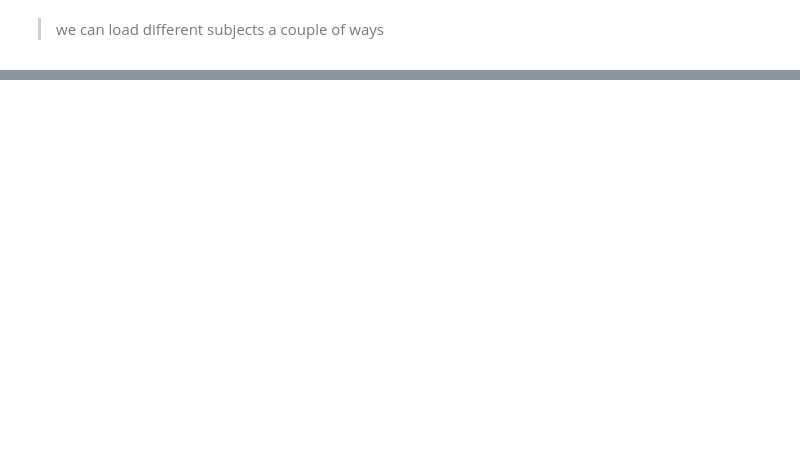
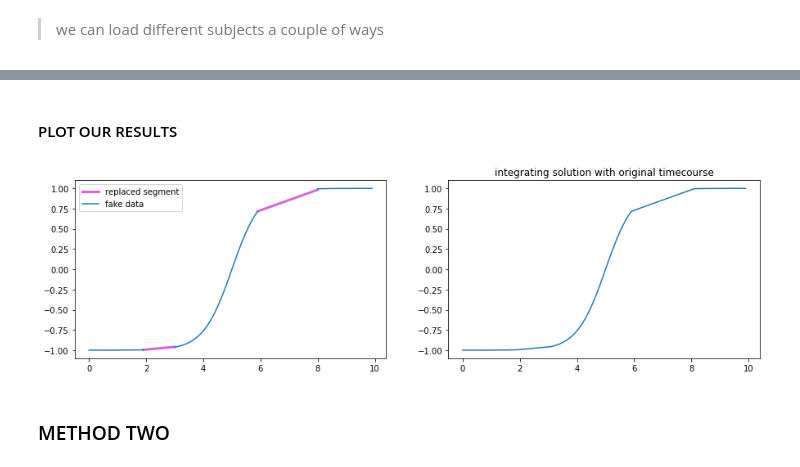
Before and after one commit to tzler/social_structure_learning, a Jupyter notebook: analysis/gaze/methods_development-tutorial.ipynb, the cells around one changed output, grey strips where cells are left out. Saved outputs shown, nothing was run; the diff lists cells and outputs as text; code cells hidden in the pictures; blank space fills up the shorter version.

```diff
--- a/analysis/gaze/methods_development-tutorial.ipynb
+++ b/analysis/gaze/methods_development-tutorial.ipynb
@@ -413,0 +545,43 @@ collecting gaze data from: ../../collection/gaze_data/s05_d1.asc
+# %%
+def simple_connect(y_range, onsets, offsets, fake_blink):
+
+    onsets, offsets = search_blinks(fake_blink)
+    # generate data structure for connect info
+    fill_blink = np.repeat(np.nan, len(y_data))
+
+    for i_blink in range(len(onsets)):
+        # extract indices around "blink"
+        onset_ind = onsets[i_blink] - 1
+        offset_ind = offsets[i_blink] + 1
+        # so that we can extract the values
+        onset_val = y_range[onset_ind]
+        offset_val = y_range[offset_ind]
+        # determine the "step" to increment values by
+        step_size = abs(onset_val - offset_val)/ (offset_ind - onset_ind)
+        # create a line that connects the end points
+        connecting_line = np.arange(onset_val, offset_val, step_size)
+        # create daat type for format line for whole timecourse
+        fill_blink[onset_ind:offset_ind] = connecting_line
+
+    return fill_blink
+# %%
+# generate synthetic data
+x_range, y_range, fake_blink, y_data = generate_fake_data()
+# find a line between last and first points around blink
+fill_blink = simple_connect(y_range, onsets, offsets, fake_blink)
+# now fill in the original timecourse
+y_data[fill_blink==fill_blink] = fill_blink[fill_blink==fill_blink]
+# %% [markdown]
+#### PLOT OUR RESULTS
+# %%
+plt.figure(figsize=[15,4])
+plt.subplot(121)
+plt.plot(x_range, fill_blink, color='m', alpha=.6, linewidth=3)
+y_range[fake_blink==1] = np.nan
+plt.plot(x_range, y_range)
+plt.legend(['replaced segment', 'fake data'])
+plt.subplot(122)
+plt.plot(x_range, y_data);
+plt.title('integrating solution with original timecourse');
+# %% [output]
+[figure, added]
@@ -413,0 +595,2 @@ collecting gaze data from: ../../collection/gaze_data/s05_d1.asc
+# %% [markdown]
+### METHOD TWO
```
Also changed, not shown: parts of 33 cells of this notebook.
